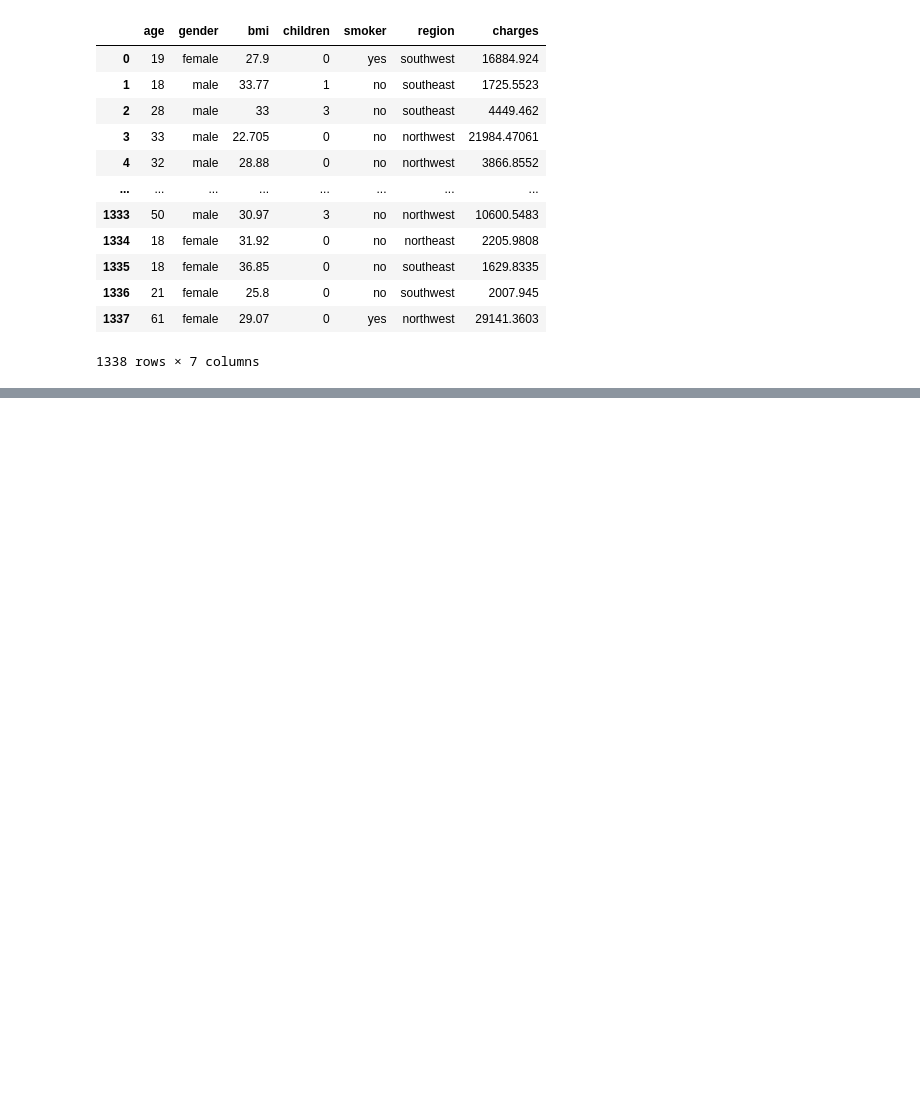
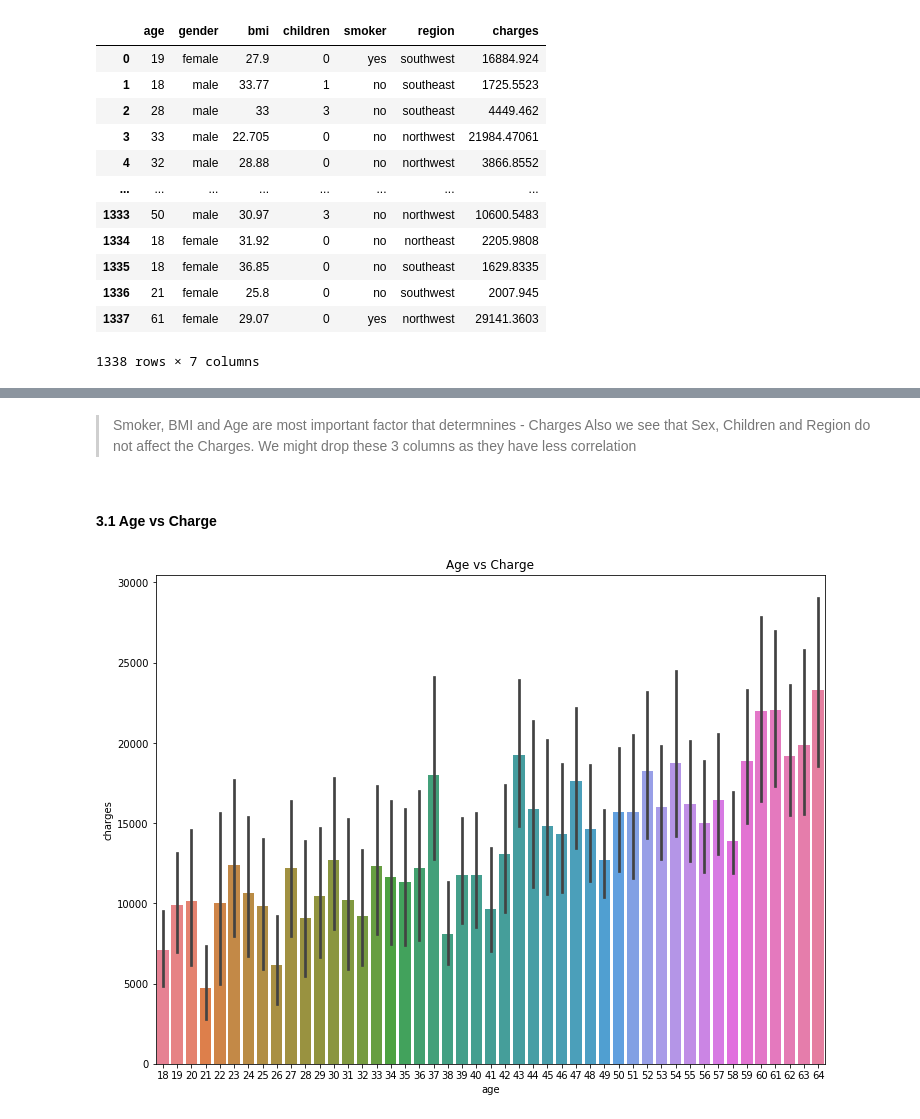
Before and after one commit to 99norah/Linear-Regression, a Jupyter notebook: linea regression project.ipynb, the cells around one changed output, grey strips where cells are left out. Drawn from its saved outputs; the diff is of its cells as text; code cells hidden in the pictures; blank space fills up the shorter version.

```diff
--- a/linea regression project.ipynb
+++ b/linea regression project.ipynb
@@ -133,0 +344,12 @@ insurence_df
+# %% [markdown]
+> Smoker, BMI and Age are most important factor that determnines - Charges
+Also we see that Sex, Children and Region do not affect the Charges. We might drop these 3 columns as they have less correlation
+# %% [markdown]
+#### 3.1 Age vs Charge
+# %%
+plt.figure(figsize=(12,9))
+plt.title('Age vs Charge')
+sns.barplot(x='age',y='charges',data=data_copy,palette='husl')
+plt.savefig('./AgevsCharges')
+# %% [output]
+[figure, added]
```
Also changed, not shown: parts of 49 cells of this notebook.
